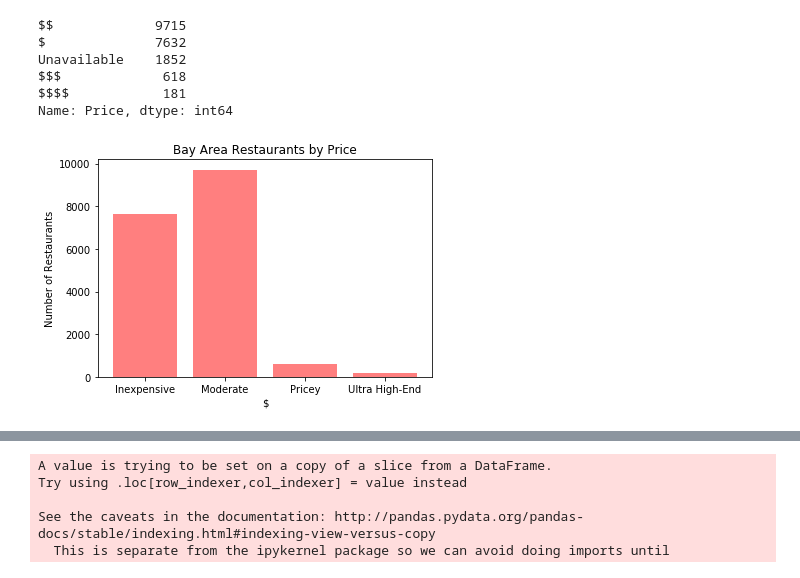
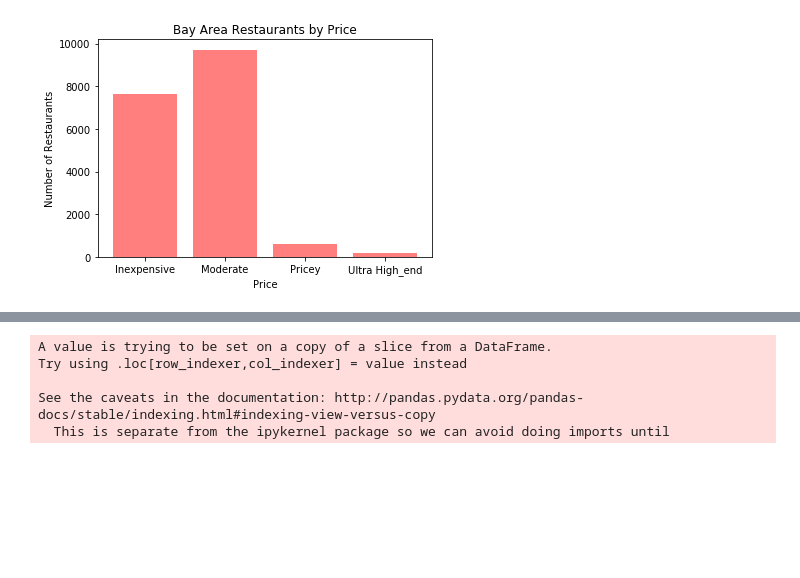
Before and after one commit to lquasem/Project-1, a Jupyter notebook: Pricing & Rating.ipynb, the cells around one changed output, grey strips where cells are left out. Drawn from its saved outputs; the diff is of its cells as text; code cells hidden in the pictures; blank space fills up the shorter version.

```diff
--- a/Pricing & Rating.ipynb
+++ b/Pricing & Rating.ipynb
@@ -70,36 +138,29 @@ Name: count, dtype: int64
 #$$ configuration aggregate
 Price_df = county_res['Price'].value_counts()
 
-Price_df
+DF =
-# %% [output]
-$$             9715
-$              7632
-Unavailable    1852
-$$$             618
-$$$$            181
-Name: Price, dtype: int64
 # %%
 number = [7632, 9715,618, 181]
 x_axis = np.arange(len(number))
 
 # #xticks gives the location
 #["$", "$$", "$$$", "$$$$"])
 
 # Tell matplotlib that we will be making a bar chart
 # number is our y axis
 
 plt.bar(x_axis, number, color='r', alpha=0.5, align="center")
 
 
 tick_locations = [value for value in x_axis]
-plt.xticks(tick_locations, ["Inexpensive", "Moderate", "Pricey", "Ultra High-End"])
+plt.xticks(tick_locations, [str("Inexpensive"), str("Moderate"), str("Pricey"), str("Ultra High_end")])
 
 plt.title("Bay Area Restaurants by Price")
 plt.ylabel("Number of Restaurants")
-plt.xlabel("$")
+plt.xlabel("Price")
 
 plt.savefig("Restaurantsbyprice.png")
 
 plt.show()
 # %% [output]
-[figure, old version]
+[figure, new version]
```
Also changed, not shown: parts of 18 cells of this notebook.
